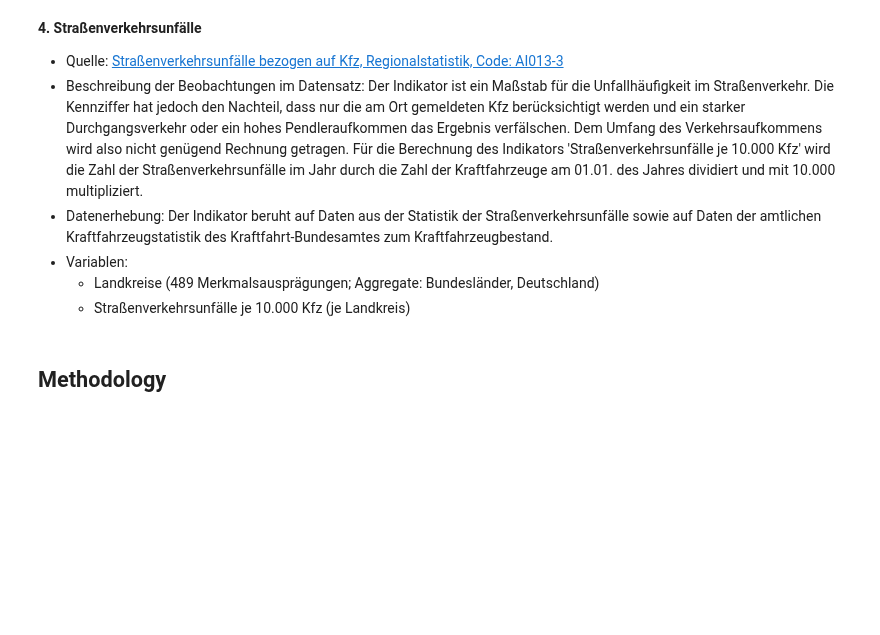
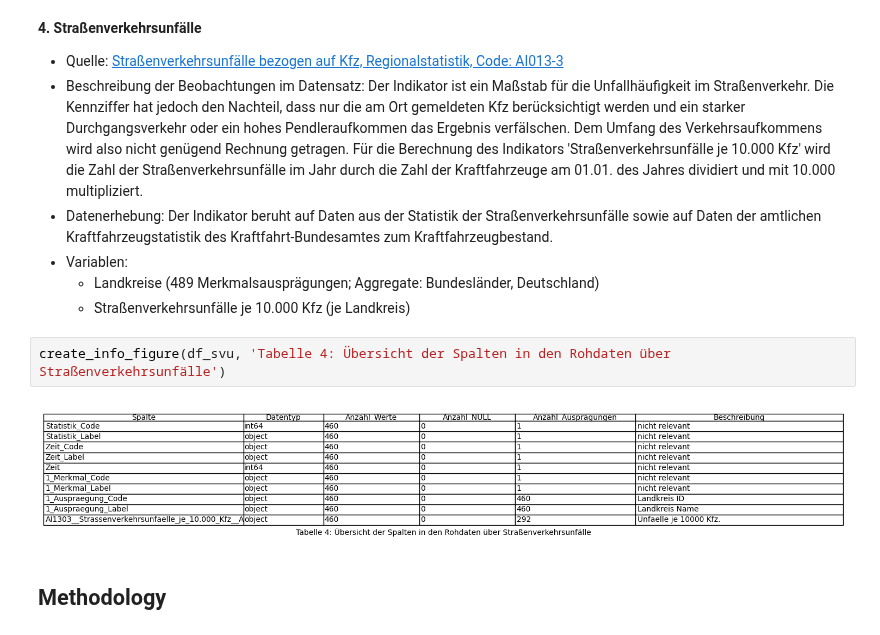
Before and after one commit to mn086/project, a Jupyter notebook: reports/report.ipynb, the cells around one changed output. Cells and saved outputs as stored; diff of their text form; blank space fills up the shorter version.

```diff
--- a/reports/report.ipynb
+++ b/reports/report.ipynb
@@ -80,6 +94,10 @@ create_info_figure(df_kfz, 'Tabelle 1: Übersicht der Spalten in den Rohdaten ü
 - Variablen:
     - Landkreise (489 Merkmalsausprägungen; Aggregate: Bundesländer, Deutschland)
     - Straßenverkehrsunfälle je 10.000 Kfz (je Landkreis)
+# %%
+create_info_figure(df_svu, 'Tabelle 4: Übersicht der Spalten in den Rohdaten über Straßenverkehrsunfälle')
+# %% [output]
+[figure, added]
 # %% [markdown]
 ## Methodology
 # %% [markdown]
```
Also changed, not shown: parts of 5 cells of this notebook, 1 other file.
